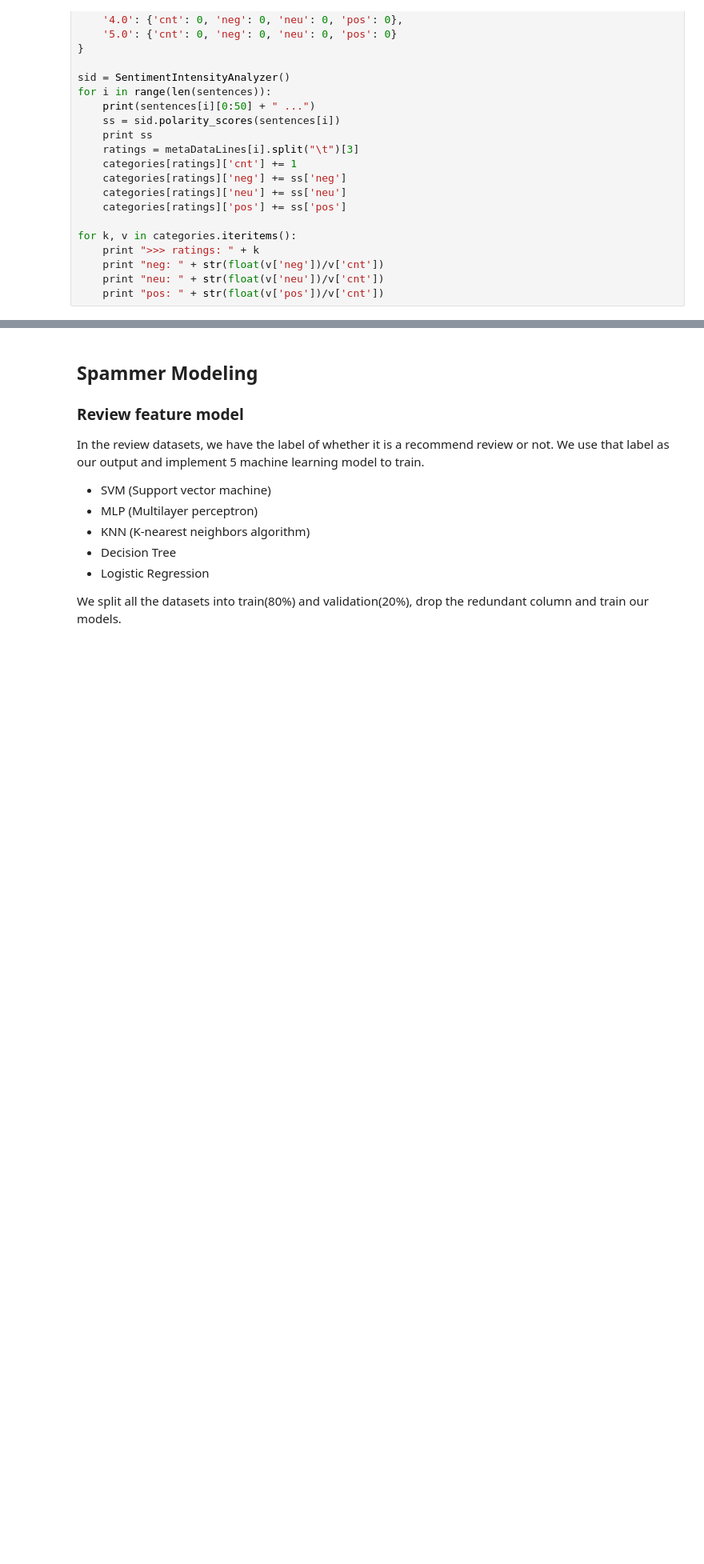
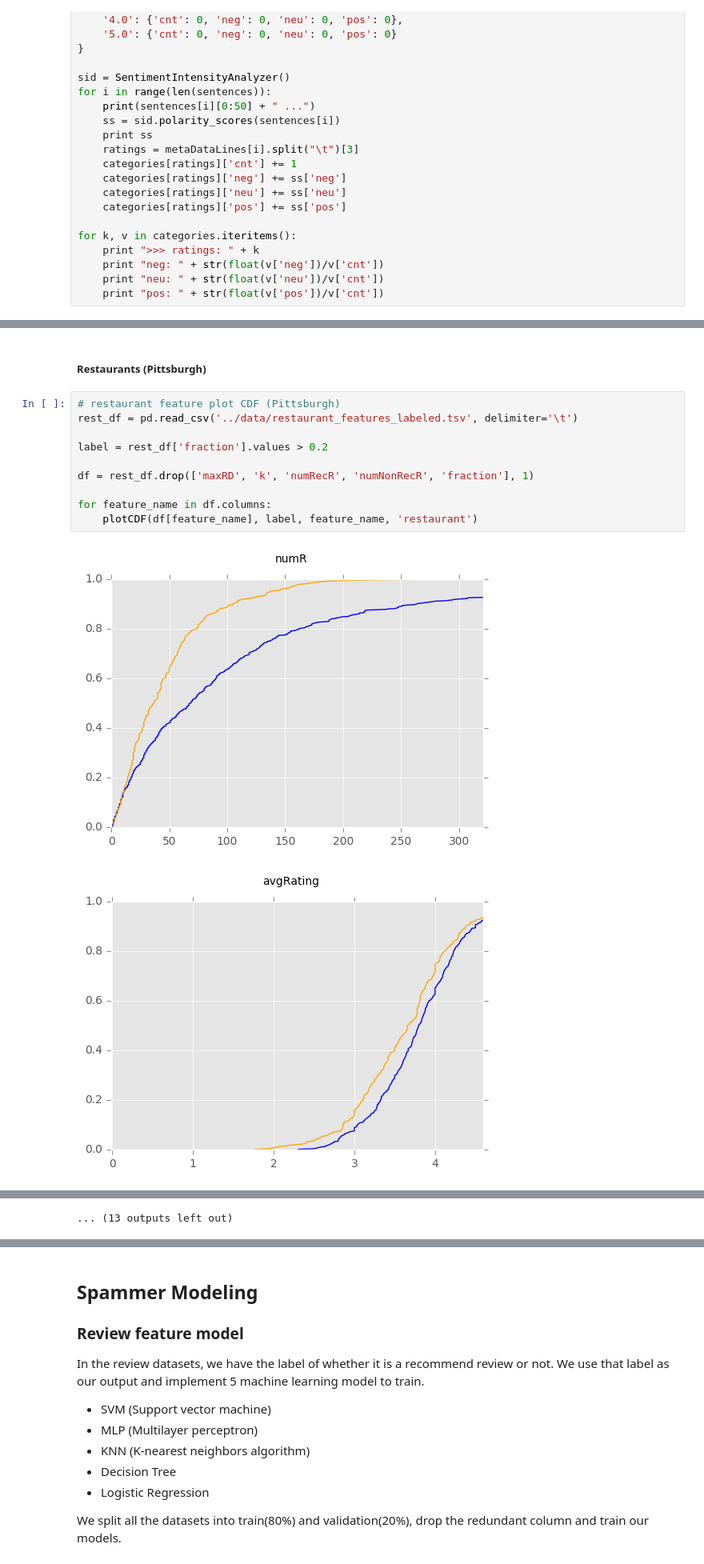
Before and after one commit to terry81811/biubiuPotify, a Jupyter notebook: notebook/yelpSpammer.ipynb, the cells around one changed output, grey strips where cells are left out. Shown at 80% size. Cells and saved outputs as stored; diff of their text form; blank space fills up the shorter version.

```diff
--- a/notebook/yelpSpammer.ipynb
+++ b/notebook/yelpSpammer.ipynb
@@ -521,0 +569,15 @@ for k, v in categories.iteritems():
+# %% [markdown]
+##### Restaurants (Pittsburgh)
+# %%
+# restaurant feature plot CDF (Pittsburgh)
+rest_df = pd.read_csv('../data/restaurant_features_labeled.tsv', delimiter='\t')
+
+label = rest_df['fraction'].values > 0.2
+
+df = rest_df.drop(['maxRD', 'k', 'numRecR', 'numNonRecR', 'fraction'], 1)
+
+for feature_name in df.columns:
+    plotCDF(df[feature_name], label, feature_name, 'restaurant')
+# %% [output]
+[figure, added]
+[figure, added]
@@ -521,0 +594 @@ for k, v in categories.iteritems():
+... (13 outputs left out)
```
Also changed, not shown: parts of 8 cells of this notebook, 1 other file.
